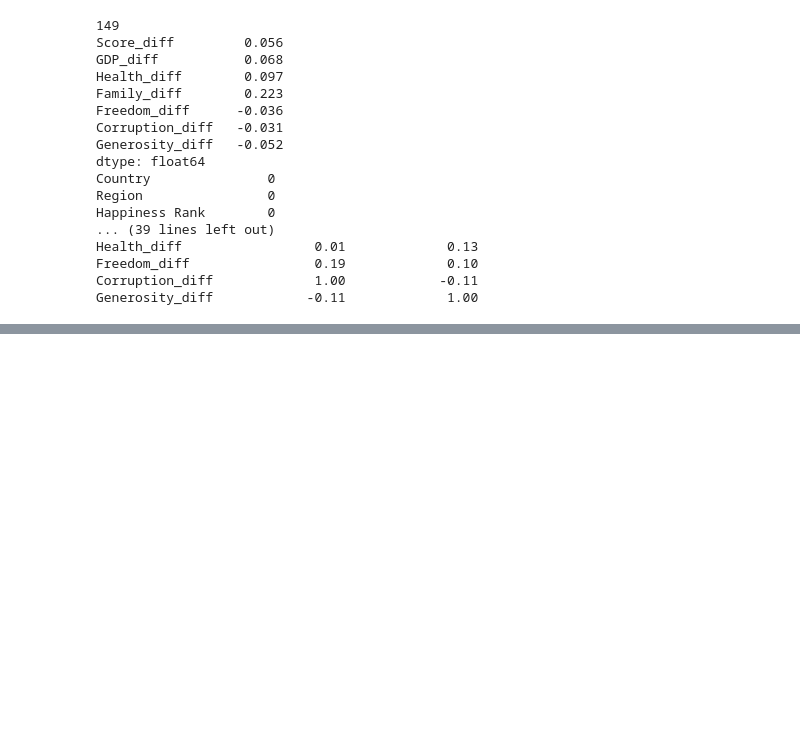
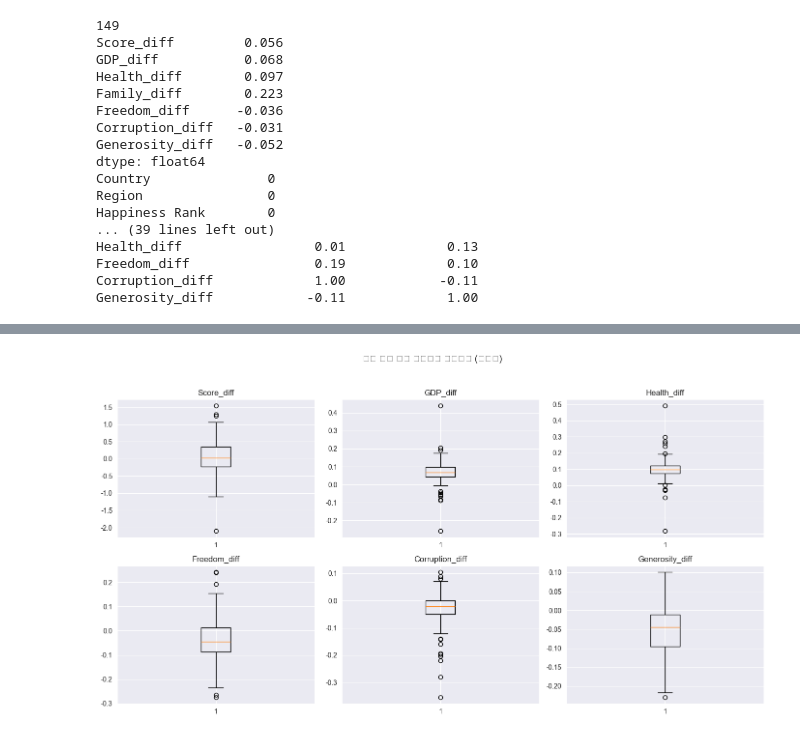
Before and after one commit to skn-ai14-250409/SKN14-EDA-3Team, a Jupyter notebook: KangYungu/world_happiness_eda.ipynb, the cells around one changed output, grey strips where cells are left out. Drawn from its saved outputs; the diff is of its cells as text; code cells hidden in the pictures; blank space fills up the shorter version.

```diff
--- a/KangYungu/world_happiness_eda.ipynb
+++ b/KangYungu/world_happiness_eda.ipynb
@@ -368,0 +487,23 @@ Generosity_diff            -0.11             1.00
+# %%
+import matplotlib.pyplot as plt
+
+# 시각화할 컬럼 목록
+cols = ['Score_diff', 'GDP_diff', 'Health_diff',
+        'Freedom_diff', 'Corruption_diff', 'Generosity_diff']
+
+# 서브플롯 생성 (2행 3열)
+fig, axes = plt.subplots(nrows=2, ncols=3, figsize=(14, 8))
+axes = axes.flatten()  # 2차원을 1차원으로 펴기
+
+# 변수별 박스플롯 그리기
+for i, col in enumerate(cols):
+    axes[i].boxplot(df[col], vert=True)
+    axes[i].set_title(col)
+    axes[i].grid(True)
+
+# 전체 타이틀 및 레이아웃 정리
+plt.suptitle('행복 관련 변수 변화량의 박스플롯 (변수별)', fontsize=14)
+plt.tight_layout(rect=[0, 0.03, 1, 0.95])
+plt.show()
+# %% [output]
+[figure, added]
```
Also changed, not shown: parts of 14 cells of this notebook, 12 other files.
